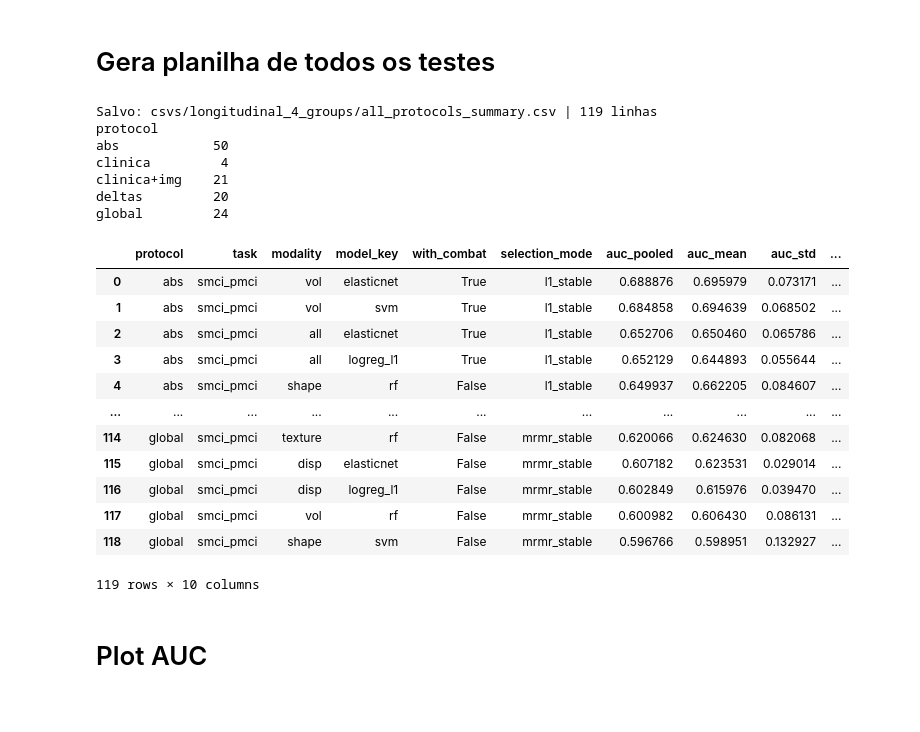
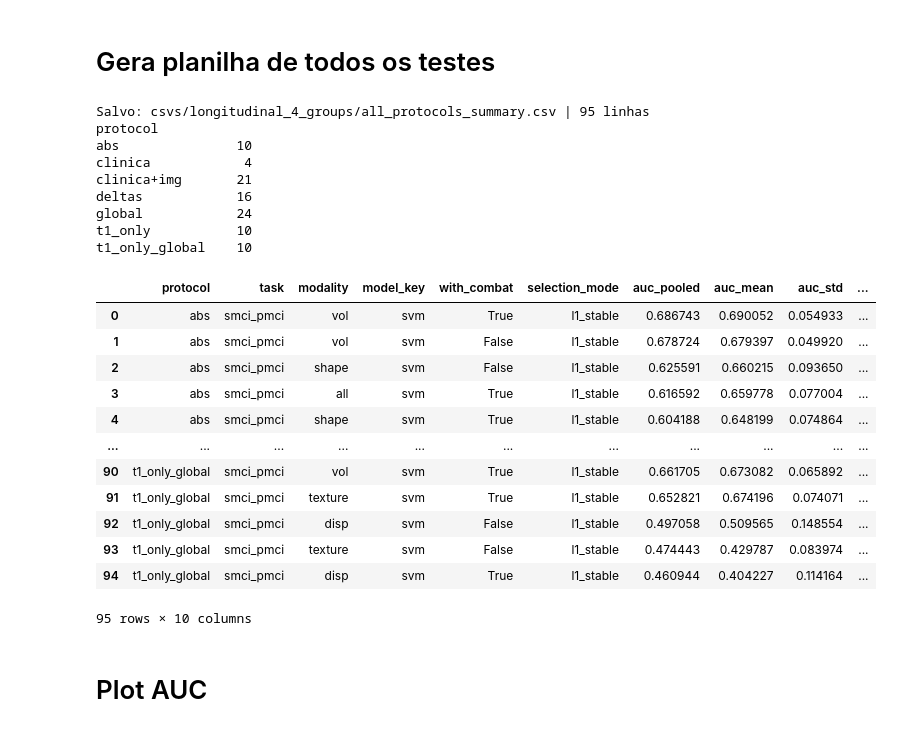
Before and after one commit to PauloMatheusGr/graphs, a Jupyter notebook: 3_results.ipynb, the cells around one changed output. Drawn from its saved outputs; the diff is of its cells as text; code cells hidden in the pictures.

```diff
--- a/3_results.ipynb
+++ b/3_results.ipynb
@@ -484,11 +484,16 @@ from IPython.display import display
 BASE = Path("csvs/longitudinal_4_groups")
 CONFIG_COLS = ["task", "modality", "model_key", "with_combat", "selection_mode"]
 PROTOCOL_ROOTS = {
-    "abs":         BASE / "ablation_results",
-    "deltas":      BASE / "ablation_results_deltas",
-    "global":      BASE / "ablation_results_leaky",
-    "clinica":     BASE / "ablation_results_clinic",
-    "clinica+img": BASE / "ablation_results_clinic_img",
+    "abs":              BASE / "ablation_results",
+    "t1_only":          BASE / "ablation_results_t1_only",
+    "deltas":           BASE / "ablation_results_deltas",
+    "deltas_only":      BASE / "ablation_results_deltas_only",
+    "deltas_rel":       BASE / "ablation_results_deltas_rel",
+    "global":           BASE / "ablation_results_leaky",
+    "t1_only_global":   BASE / "ablation_results_leaky_t1_only",
+    "clinica":          BASE / "ablation_results_clinic",
+    "clinica+img":      BASE / "ablation_results_clinic_img",
+    "clinica+img_t1":   BASE / "ablation_results_clinic_img_t1_only",
 }
 
 
@@ -502,51 +507,53 @@ def summary_files(root: Path) -> list[Path]:
 frames = []
 for proto, root in PROTOCOL_ROOTS.items():
     if not root.is_dir():
         continue
     for f in summary_files(root):
         df = pd.read_csv(f)
         df.insert(0, "protocol", proto)
         df["source_file"] = str(f.relative_to(BASE))
         df["source_mtime"] = pd.Timestamp(f.stat().st_mtime, unit="s")
         frames.append(df)
 
 master = pd.concat(frames, ignore_index=True)
 
 # dedup: mesma config dentro do mesmo protocolo → mantém a mais recente
 keys = ["protocol"] + [c for c in CONFIG_COLS if c in master.columns]
 master = master.sort_values("source_mtime").drop_duplicates(keys, keep="last")
 
 front = ["protocol", *CONFIG_COLS, "auc_pooled", "auc_mean", "auc_std", "n_features_mean"]
 front = [c for c in front if c in master.columns]
 master = master[front + [c for c in master.columns if c not in front]]
 master = master.sort_values(["protocol", "auc_pooled"], ascending=[True, False]).reset_index(drop=True)
 
 out = BASE / "all_protocols_summary.csv"
 master.to_csv(out, index=False)
 print(f"Salvo: {out} | {len(master)} linhas")
 print(master.groupby("protocol").size().rename("linhas").to_string())
 display(master[front])
 # %% [output]
-Salvo: csvs/longitudinal_4_groups/all_protocols_summary.csv | 119 linhas
+Salvo: csvs/longitudinal_4_groups/all_protocols_summary.csv | 95 linhas
 protocol
-abs            50
-clinica         4
-clinica+img    21
-deltas         20
-global         24
+abs               10
+clinica            4
+clinica+img       21
+deltas            16
+global            24
+t1_only           10
+t1_only_global    10
 |  | protocol | task | modality | model_key | with_combat | selection_mode | auc_pooled | auc_mean | auc_std | ... |
-| 0 | abs | smci_pmci | vol | elasticnet | True | l1_stable | 0.688876 | 0.695979 | 0.073171 | ... |
-| 1 | abs | smci_pmci | vol | svm | True | l1_stable | 0.684858 | 0.694639 | 0.068502 | ... |
-| 2 | abs | smci_pmci | all | elasticnet | True | l1_stable | 0.652706 | 0.650460 | 0.065786 | ... |
-| 3 | abs | smci_pmci | all | logreg_l1 | True | l1_stable | 0.652129 | 0.644893 | 0.055644 | ... |
-| 4 | abs | smci_pmci | shape | rf | False | l1_stable | 0.649937 | 0.662205 | 0.084607 | ... |
+| 0 | abs | smci_pmci | vol | svm | True | l1_stable | 0.686743 | 0.690052 | 0.054933 | ... |
+| 1 | abs | smci_pmci | vol | svm | False | l1_stable | 0.678724 | 0.679397 | 0.049920 | ... |
+| 2 | abs | smci_pmci | shape | svm | False | l1_stable | 0.625591 | 0.660215 | 0.093650 | ... |
+| 3 | abs | smci_pmci | all | svm | True | l1_stable | 0.616592 | 0.659778 | 0.077004 | ... |
+| 4 | abs | smci_pmci | shape | svm | True | l1_stable | 0.604188 | 0.648199 | 0.074864 | ... |
 | ... | ... | ... | ... | ... | ... | ... | ... | ... | ... | ... |
-| 114 | global | smci_pmci | texture | rf | False | mrmr_stable | 0.620066 | 0.624630 | 0.082068 | ... |
-| 115 | global | smci_pmci | disp | elasticnet | False | mrmr_stable | 0.607182 | 0.623531 | 0.029014 | ... |
-| 116 | global | smci_pmci | disp | logreg_l1 | False | mrmr_stable | 0.602849 | 0.615976 | 0.039470 | ... |
-| 117 | global | smci_pmci | vol | rf | False | mrmr_stable | 0.600982 | 0.606430 | 0.086131 | ... |
-| 118 | global | smci_pmci | shape | svm | False | mrmr_stable | 0.596766 | 0.598951 | 0.132927 | ... |
+| 90 | t1_only_global | smci_pmci | vol | svm | True | l1_stable | 0.661705 | 0.673082 | 0.065892 | ... |
+| 91 | t1_only_global | smci_pmci | texture | svm | True | l1_stable | 0.652821 | 0.674196 | 0.074071 | ... |
+| 92 | t1_only_global | smci_pmci | disp | svm | False | l1_stable | 0.497058 | 0.509565 | 0.148554 | ... |
+| 93 | t1_only_global | smci_pmci | texture | svm | False | l1_stable | 0.474443 | 0.429787 | 0.083974 | ... |
+| 94 | t1_only_global | smci_pmci | disp | svm | True | l1_stable | 0.460944 | 0.404227 | 0.114164 | ... |
-119 rows × 10 columns
+95 rows × 10 columns
 # %% [markdown]
 # Plot AUC
 # %%
```
Also changed, not shown: 12 other files.
